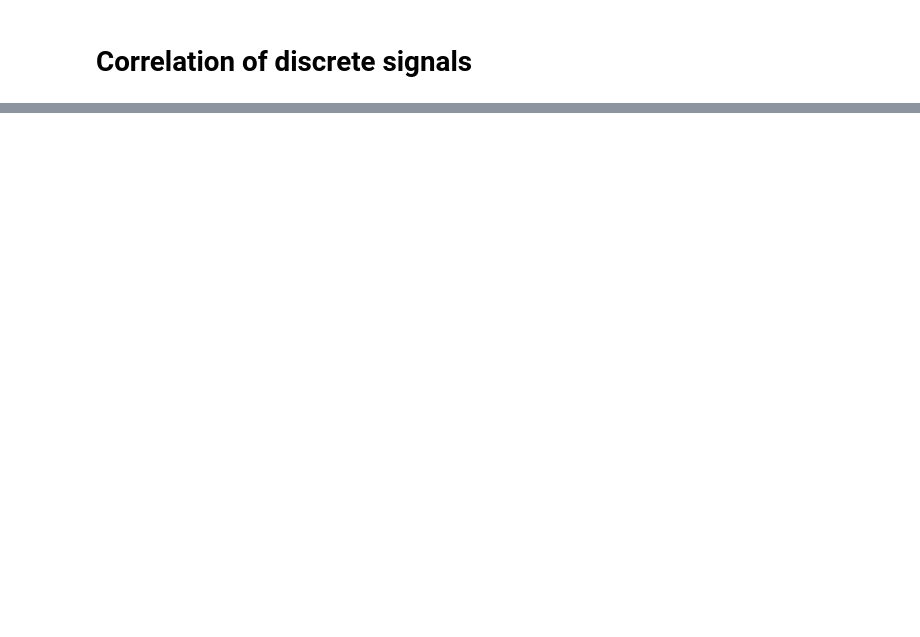
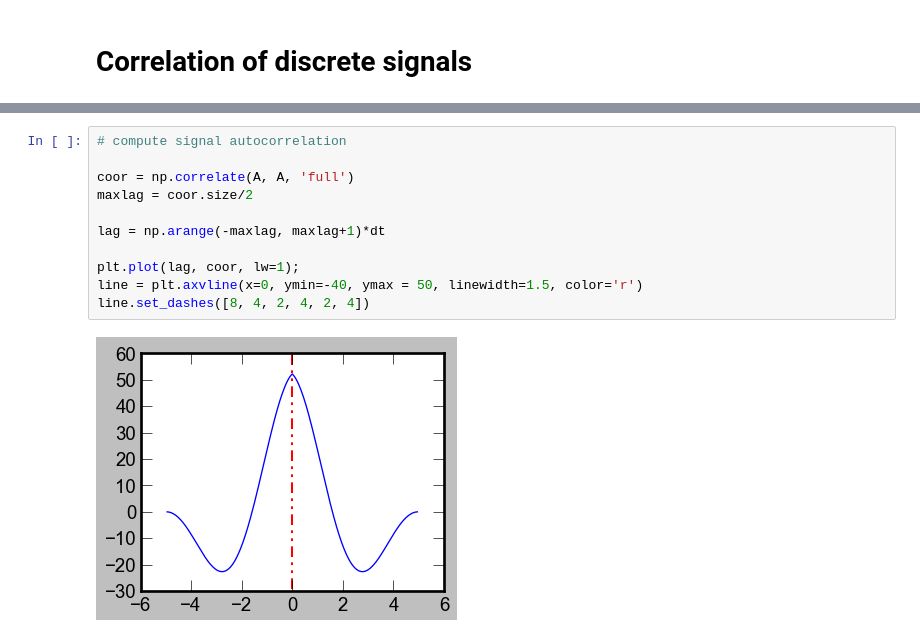
Before and after one commit to OrielBanne/myIPythonNotebooks, a Jupyter notebook: Signal_Processing/Cross correlation.ipynb, the cells around one changed output, grey strips where cells are left out. Saved outputs shown, nothing was run; the diff lists cells and outputs as text; blank space fills up the shorter version.

```diff
--- a/Signal_Processing/Cross correlation.ipynb
+++ b/Signal_Processing/Cross correlation.ipynb
@@ -74,0 +24,13 @@ ValueError: maglags must be None or strictly positive < 7
+# %%
+# compute signal autocorrelation
+
+coor = np.correlate(A, A, 'full')
+maxlag = coor.size/2
+
+lag = np.arange(-maxlag, maxlag+1)*dt
+
+plt.plot(lag, coor, lw=1);
+line = plt.axvline(x=0, ymin=-40, ymax = 50, linewidth=1.5, color='r')
+line.set_dashes([8, 4, 2, 4, 2, 4])
+# %% [output]
+[figure, added]
```
Also changed, not shown: parts of 17 cells of this notebook.
